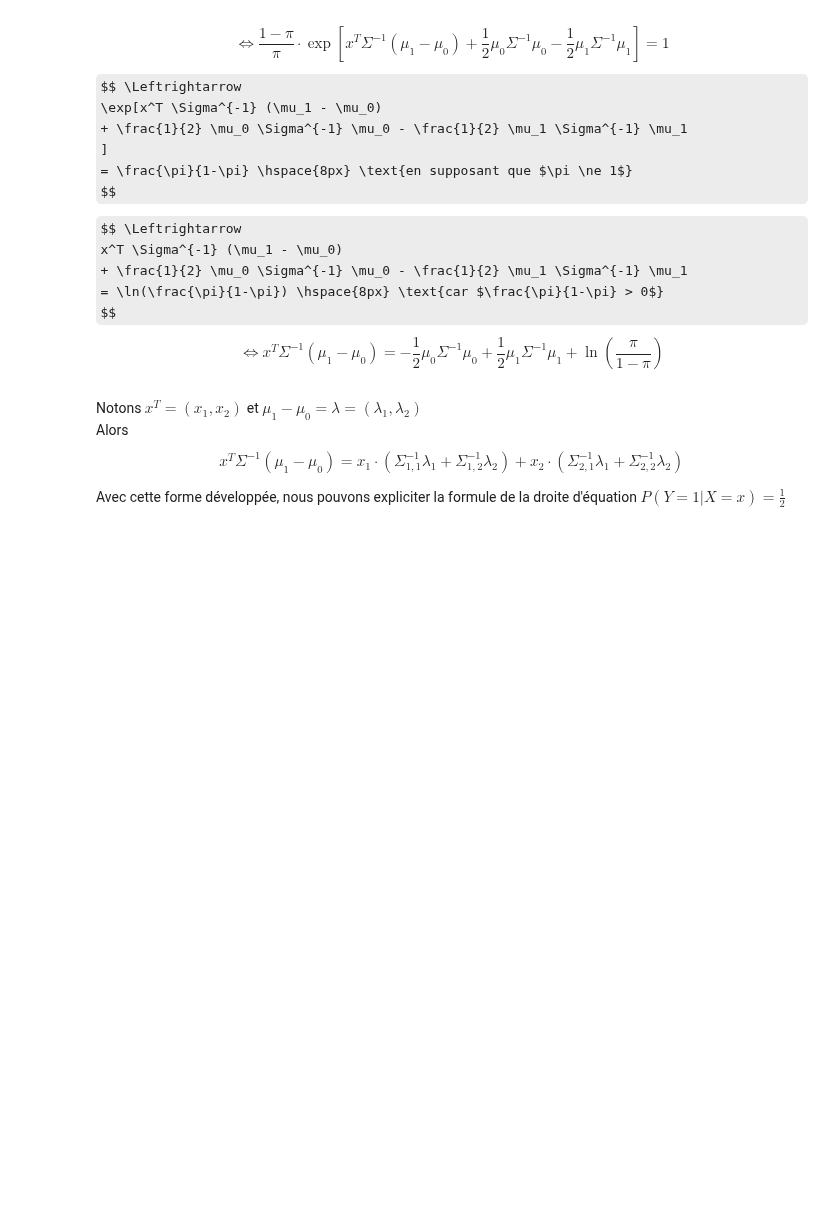
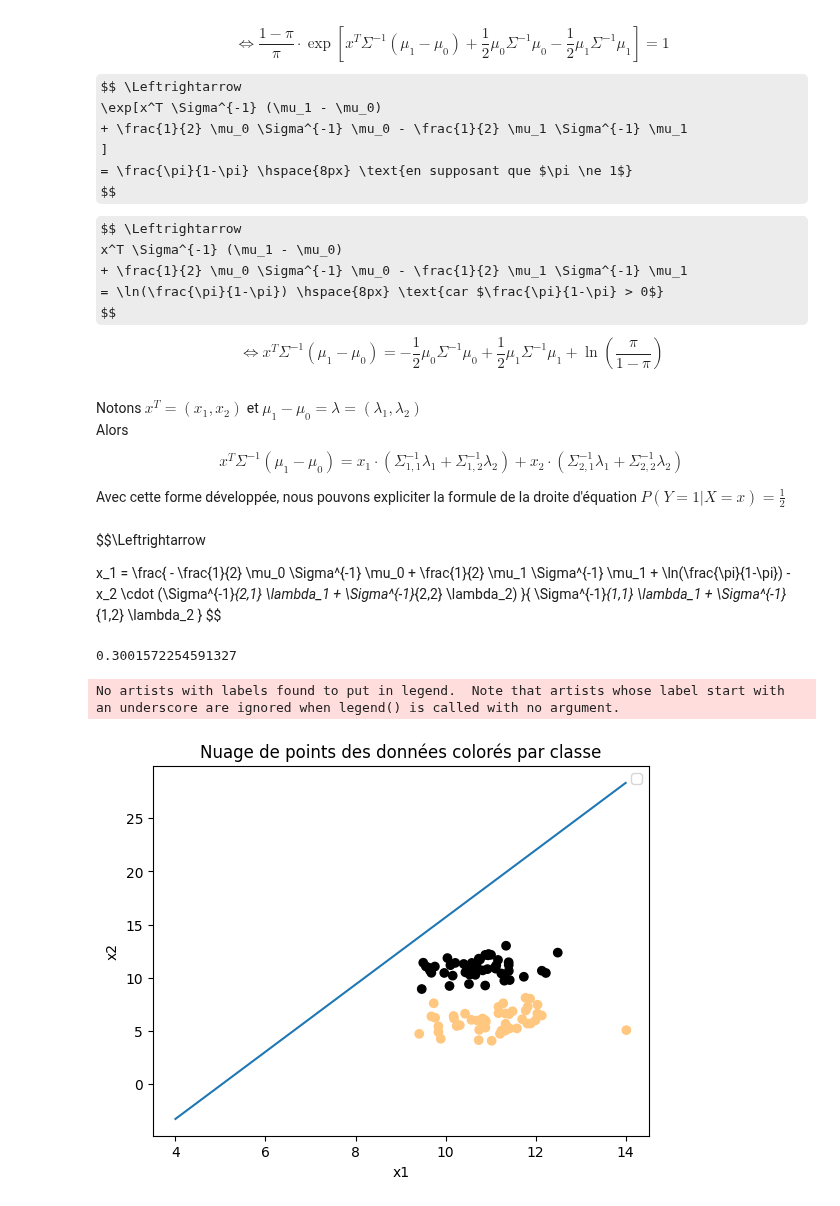
Before and after one commit to jExbrayat/introduction-artificial-intelligence, a Jupyter notebook: projet.ipynb, the cells around one changed output. Drawn from its saved outputs; the diff is of its cells as text; code cells hidden in the pictures; some formulas as TeX source; blank space fills up the shorter version.

Commit message:
calculer frontiere decision

```diff
--- a/projet.ipynb
+++ b/projet.ipynb
@@ -473,3 +471,52 @@ $$
 
 Avec cette forme développée, nous pouvons expliciter la formule de la droite d'équation
 $P(Y=1|X=x) = \frac{1}{2}$
+# %% [markdown]
+$$\Leftrightarrow
+
+x_1 = \frac{
+        - \frac{1}{2} \mu_0 \Sigma^{-1} \mu_0
+        + \frac{1}{2} \mu_1 \Sigma^{-1} \mu_1
+        + \ln(\frac{\pi}{1-\pi})
+        - x_2 \cdot (\Sigma^{-1}_{2,1} \lambda_1 + \Sigma^{-1}_{2,2} \lambda_2)
+}{
+    \Sigma^{-1}_{1,1} \lambda_1 + \Sigma^{-1}_{1,2} \lambda_2
+}
+$$
+# %%
+# Calculate inverse of sigma_mle
+sigma_mle_inv = np.linalg.inv(sigma_mle)
+
+# Define lambda_ as above
+lambda_ = mu1_mle - mu0_mle
+# %%
+lambda_[0]
+# %% [output]
+0.3001572254591327
+# %%
+# Make grid for x2
+xx2 = np.linspace(4, 14, 100)
+
+# Calculate upper part of the fraction above
+numerateur = \
+    (-1 / 2) * (mu0_mle @ sigma_mle_inv @ mu0_mle.T) \
+    + (1 / 2) * (mu1_mle @ sigma_mle_inv @ mu1_mle.T) \
+    + np.log(pi_mle/(1-pi_mle)) \
+    - xx2 * (sigma_mle_inv[1, 0] * lambda_[0] + sigma_mle_inv[1, 1] * lambda_[1])
+
+# Calculate lower part of the fraction above
+denominateur = sigma_mle_inv[0, 0] * lambda_[0] + sigma_mle_inv[0, 1] * lambda_[1]
+
+# Calculate f(xx2), the border of decision
+decision_border = numerateur / denominateur
+# %%
+plt.scatter(dataset.loc[:, "x1"], dataset.loc[:, "x2"], c=dataset.loc[:, "y"], cmap="copper")
+plt.plot(xx2, decision_border)
+plt.xlabel('x1')
+plt.ylabel('x2')
+plt.title('Nuage de points des données colorés par classe')
+plt.legend()
+plt.show()
+# %% [output]
+No artists with labels found to put in legend.  Note that artists whose label start with an underscore are ignored when legend() is called with no argument.
+[figure, added]
```
Also changed, not shown: parts of 1 cell of this notebook.
